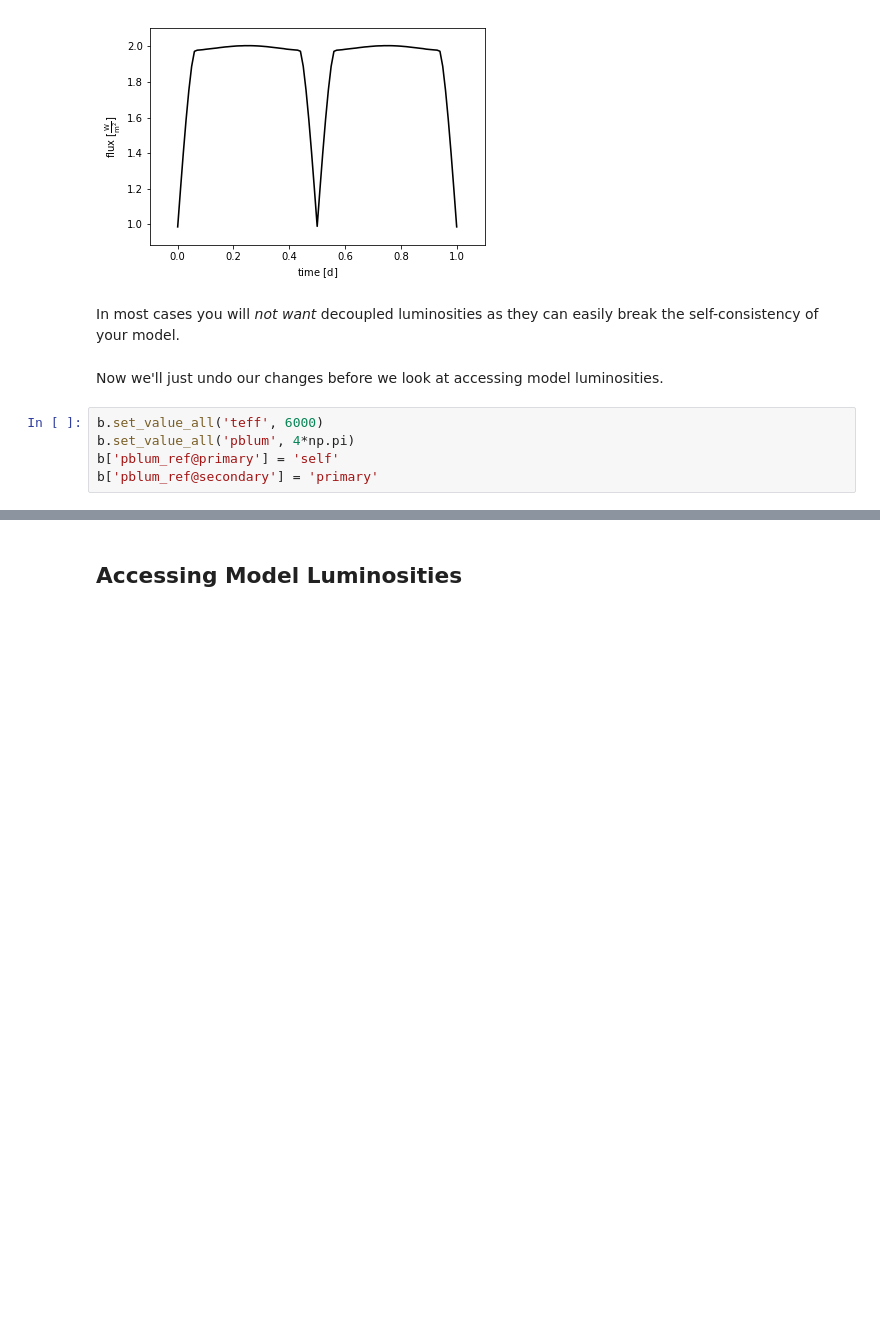
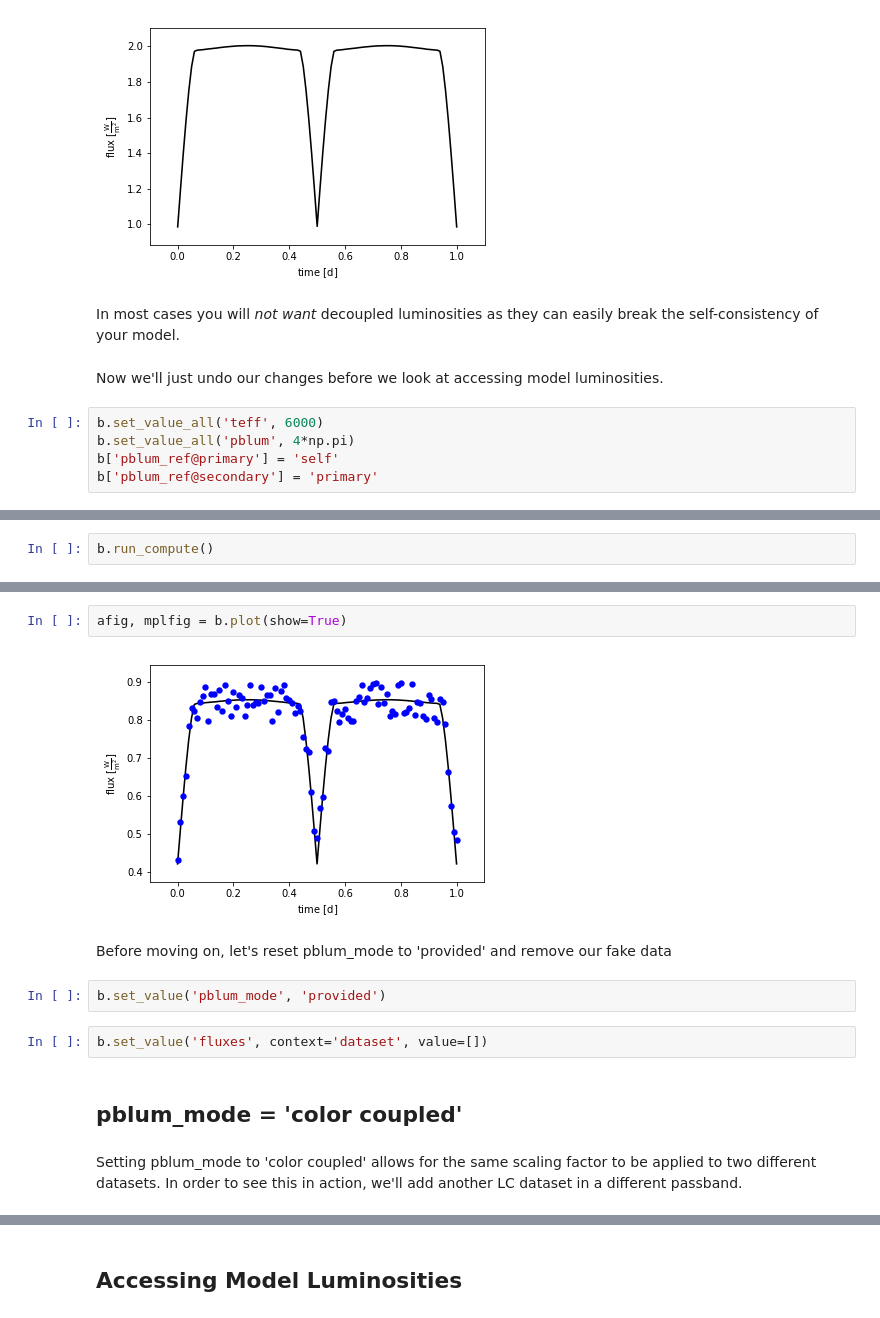
Before and after one commit to phoebe-project/phoebe2-docs, a Jupyter notebook: tutorials/pblum.ipynb, the cells around one changed output, grey strips where cells are left out. Cells and saved outputs as stored; diff of their text form; blank space fills up the shorter version.

```diff
--- a/tutorials/pblum.ipynb
+++ b/tutorials/pblum.ipynb
@@ -199,0 +330,2 @@ b['pblum_ref@secondary'] = 'primary'
+# %%
+b.run_compute()
@@ -199,0 +335,15 @@ b['pblum_ref@secondary'] = 'primary'
+# %%
+afig, mplfig = b.plot(show=True)
+# %% [output]
+[figure, added]
+# %% [markdown]
+Before moving on, let's reset pblum_mode to 'provided' and remove our fake data
+# %%
+b.set_value('pblum_mode', 'provided')
+# %%
+b.set_value('fluxes', context='dataset', value=[])
+# %% [markdown]
+pblum_mode = 'color coupled'
+--------------------------------
+# %% [markdown]
+Setting pblum_mode to 'color coupled' allows for the same scaling factor to be applied to two different datasets.  In order to see this in action, we'll add another LC dataset in a different passband.
```
Also changed, not shown: parts of 91 cells of this notebook, 4 other files.
